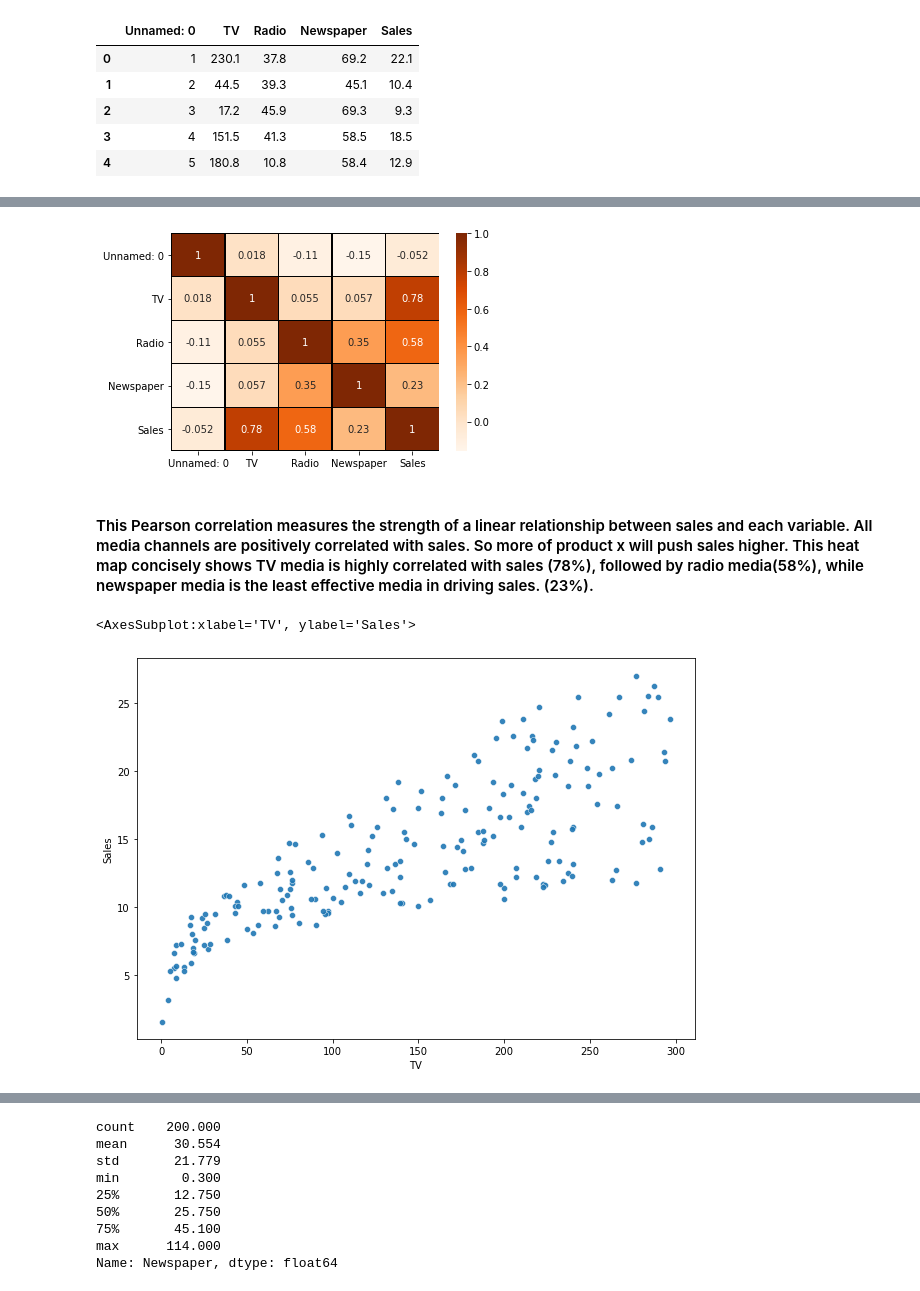
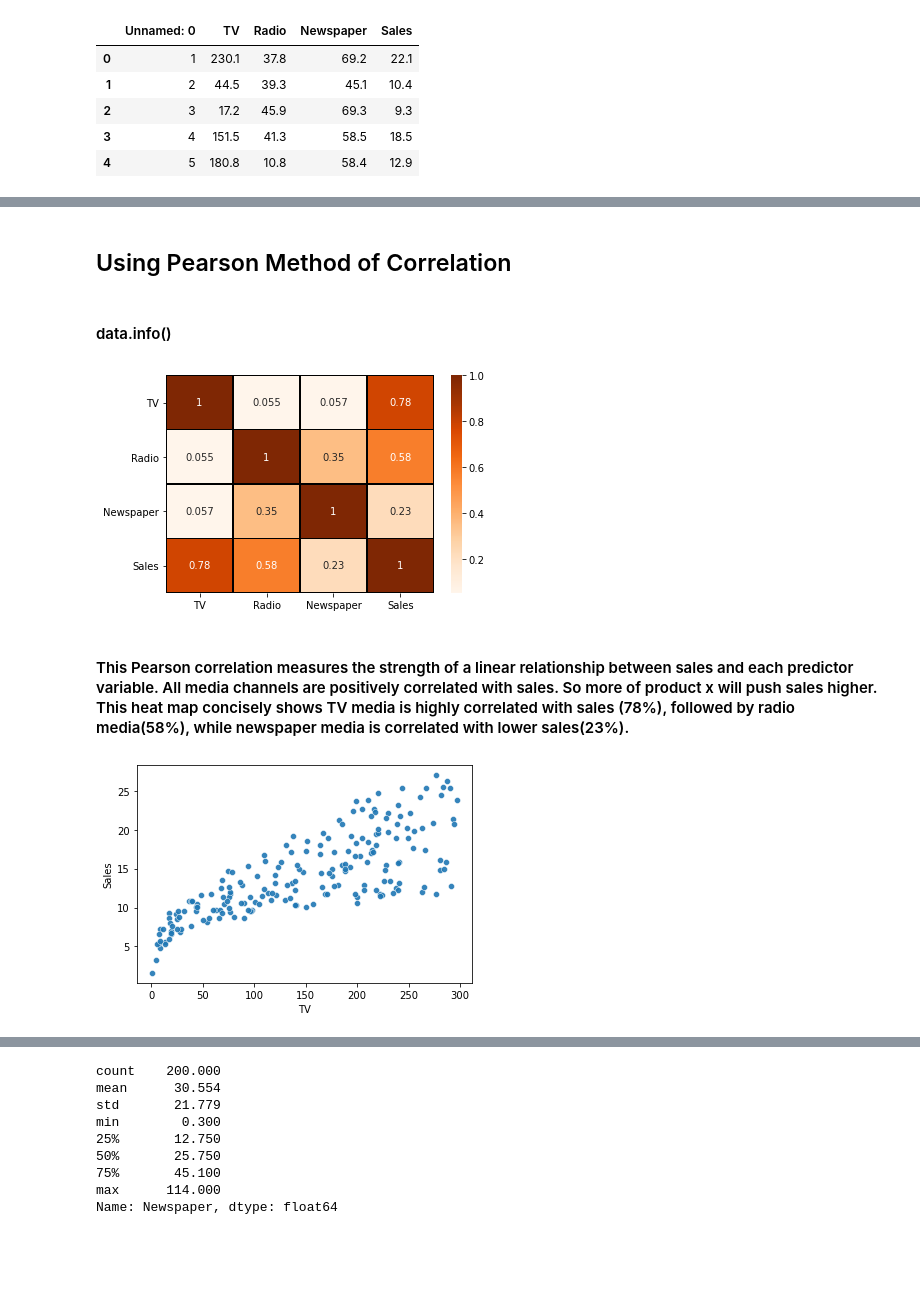
Before and after one commit to Barb10024/Python-Projects, a Jupyter notebook: python_exploratory_data_analysis/Advertising-EDA.ipynb, the cells around one changed output, grey strips where cells are left out. Drawn from its saved outputs; the diff is of its cells as text; code cells hidden in the pictures; blank space fills up the shorter version.

```diff
--- a/python_exploratory_data_analysis/Advertising-EDA.ipynb
+++ b/python_exploratory_data_analysis/Advertising-EDA.ipynb
@@ -45,16 +50,21 @@ memory usage: 7.9 KB
+# %% [markdown]
+## Using Pearson Method of Correlation
+# %%
+data = data.drop(['Unnamed: 0'], axis=1)
+# %% [markdown]
+#### data.info()
 # %%
 sns.heatmap(data.corr(),annot=True, cmap='Oranges', linewidth=.3, linecolor='black')
 plt.show()
 # %% [output]
-[figure, old version]
+[figure, new version]
 # %% [markdown]
-#### This Pearson correlation measures the strength of a linear relationship between sales and each variable. All media channels are positively correlated with sales.  So more of product x will push sales higher. This heat map concisely shows TV media is highly correlated with sales (78%), followed by radio media(58%), while newspaper media is the least effective media in driving sales. (23%).
+#### This Pearson correlation measures the strength of a linear relationship between sales and each predictor variable. All media channels are positively correlated with sales.  So more of product x will push sales higher. This heat map concisely shows TV media is highly correlated with sales (78%), followed by radio media(58%), while newspaper media is correlated with lower sales(23%).
 # %%
 import matplotlib.pyplot as plt
 import seaborn as sns
-plt.figure(figsize=(10, 7))
-sns.scatterplot(x="TV", y="Sales", data=data, alpha=0.90)
+plt.figure(figsize=(6, 4))
+sns.scatterplot(x="TV", y="Sales", data=data, alpha=0.90);
 # %% [output]
-<AxesSubplot:xlabel='TV', ylabel='Sales'>
-[figure, old version]
+[figure, new version]
 # %% [markdown]
```
Also changed, not shown: parts of 65 cells of this notebook.
